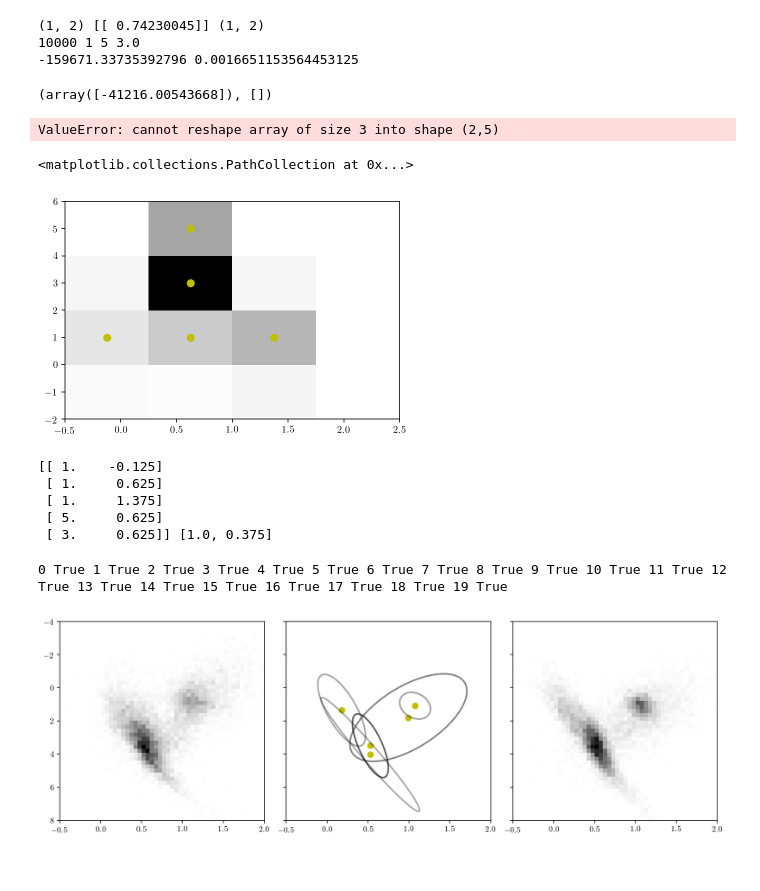
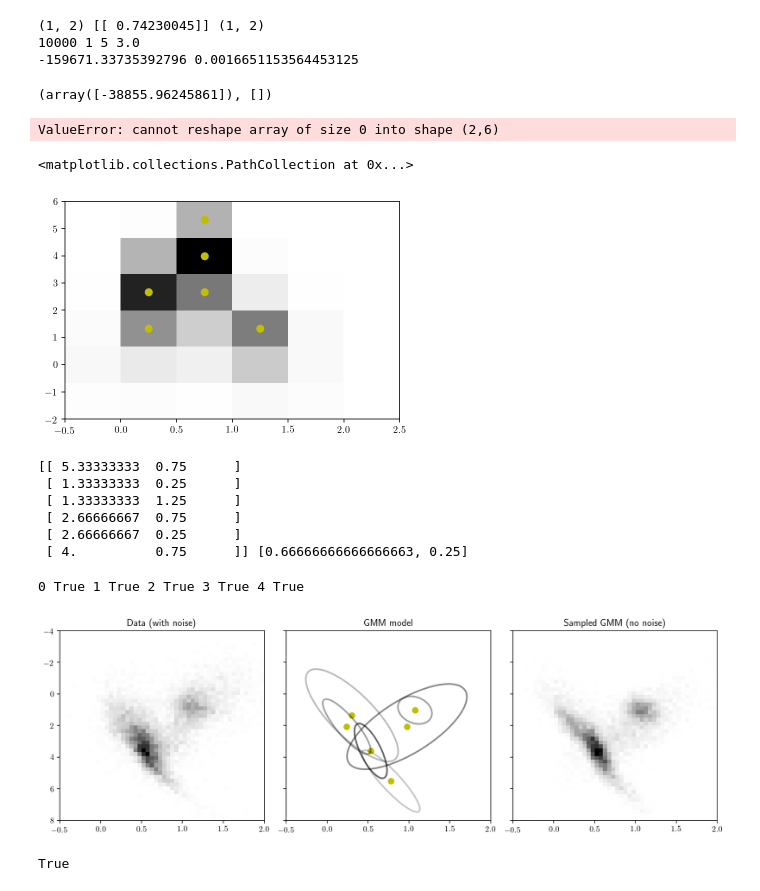
Before and after one commit to errai34/Starlight, a Jupyter notebook: notebooks/HRD GMM nested sampling with marginalized parallax.ipynb, the cells around one changed output. Cells and saved outputs as stored; diff of their text form; code cells hidden in the pictures.

```diff
--- a/notebooks/HRD GMM nested sampling with marginalized parallax.ipynb
+++ b/notebooks/HRD GMM nested sampling with marginalized parallax.ipynb
@@ -243,7 +243,7 @@ print(v1, t2-t1)
 10000 1 5 3.0
 -159671.33735392796 0.0016651153564453125
 # %%
-nbins = 5
+nbins = 6
 nmarggrid = 5
 sigma = 3.0
 ndim = nbins - 1 + 2*nbins + 2*nbins + nbins
@@ -284,44 +284,45 @@ def convert_params(params):
 cube = np.random.uniform(0, 1, size=ndim)
 mixturemodellnprob(prior(cube))
 # %% [output]
-(array([-41216.00543668]), [])
+(array([-38855.96245861]), [])
 # %%
 # Reading nested sampling outputs
 samples = np.genfromtxt('/Users/bl/Dropbox/repos/Starlight/notebooks/chains/mixturemodellnprob.txt')
 pos = np.argmin(samples[:, 1])
 binamps, binmus, binvars, binrhos = convert_params(samples[pos, 2:])
 # %% [output]
-ValueError: cannot reshape array of size 3 into shape (2,5)
+ValueError: cannot reshape array of size 0 into shape (2,6)
 # %%
 #tile space.
-mus_grid_1 = np.linspace(-2, 6, 5)
-mus_grid_2 = np.linspace(-0.5, 2.5, 5)
+mus_grid_1 = np.linspace(-2, 6, 7)
+mus_grid_2 = np.linspace(-0.5, 2.5, 7)
 mus_tiling = np.meshgrid(mus_grid_1[:-1] + (mus_grid_1[1]-mus_grid_1[0])/2.,
                         mus_grid_2[:-1] + (mus_grid_2[1]-mus_grid_2[0])/2.)
 #keep nbins with highest number of objects.
 #put binmus in them.
 hist, _, _ = np.histogram2d(obsabsmags - dustamps * dustcoefs[0],
                             obscolors - dustamps * dustcoefs[1],
                             bins=[mus_grid_1, mus_grid_2])
 plt.pcolormesh(mus_grid_2, mus_grid_1, hist, cmap="Greys")
 
 sel = np.argsort(hist.T.ravel())[-nbins:]
 #mus_tiling_flat = mus_tiling.reshape((2, -1)).T
 plt.scatter(mus_tiling[1].ravel()[sel], mus_tiling[0].ravel()[sel], c='y')
 # %% [output]
 <matplotlib.collections.PathCollection at 0x...>
-[figure, old version]
+[figure, new version]
 # %%
 centermus = np.vstack((mus_tiling[0].ravel()[sel],
                      mus_tiling[1].ravel()[sel])).T
 binwidths = [(mus_grid_1[1]-mus_grid_1[0])/2., (mus_grid_2[1]-mus_grid_2[0])/2.]
 print(centermus, binwidths)
 # %% [output]
-[[ 1.    -0.125]
- [ 1.     0.625]
- [ 1.     1.375]
- [ 5.     0.625]
- [ 3.     0.625]] [1.0, 0.375]
+[[ 5.33333333  0.75      ]
+ [ 1.33333333  0.25      ]
+ [ 1.33333333  1.25      ]
+ [ 2.66666667  0.75      ]
+ [ 2.66666667  0.25      ]
+ [ 4.          0.75      ]] [0.66666666666666663, 0.25]
 # %%
 def prior2(cube):
     theta = [0.0] * ndim
@@ -341,26 +342,26 @@ def lnprob(x):
         obscolors, obscolors_var, dustamps, dustcoefs,
         binamps, binmus, binvars, binrhos)
 
-num = 20
+num = 5
 lnprobvals = np.zeros((num, ))
 paramvals = np.zeros((num, ndim))
 paramres = np.zeros((num, ), dtype=bool)
 for i in range(num):
     print(i, end=" ")
-    x0 = np.random.uniform(0.01, 0.99, ndim)
+    x0 = np.random.uniform(0.05, 0.95, ndim)
     lnprobvals[i] = lnprob(x0)
     paramvals[i, :] = prior2(x0)
     if 1:
-        res = minimize(lnprob, x0, bounds=[[0.01, 0.99]]*ndim)
+        res = minimize(lnprob, x0, bounds=[[0.05, 0.95]]*ndim)
         paramres[i] = res.success
         print(res.success, end=" ")
         lnprobvals[i] = lnprob(res.x)
-        paramvals[i, :] = prior2(res.x)
+        paramvals[i, :] = res.x
 
 pos = np.argmin(lnprobvals)
-binamps, binmus, binvars, binrhos = convert_params(paramvals[pos, :])
+binamps, binmus, binvars, binrhos = convert_params(prior2(paramvals[pos, :]))
 # %% [output]
-0 True 1 True 2 True 3 True 4 True 5 True 6 True 7 True 8 True 9 True 10 True 11 True 12 True 13 True 14 True 15 True 16 True 17 True 18 True 19 True
+0 True 1 True 2 True 3 True 4 True
 # %%
 from matplotlib.patches import Ellipse
 
@@ -377,10 +378,6 @@ rr = [[-0.5, 2], [-4, 8]]
 nbs = np.random.multinomial(nobj, binamps)
 points = np.vstack([np.random.multivariate_normal(binmus[b, :], bincovars[:, :, b], size=nbs[b]) for b in range(nbins)])
 axs[0].hist2d(obscolors[:].ravel(), obsabsmagG[:], 50, cmap="gray_r", range=rr)
-#for i in np.random.choice(num, 100, replace=False):
-#    binamps, binmus, binvars, binrhos = convert_params(paramvals[i, :])
-#    axs[0].scatter(binmus[:, 1], binmus[:, 0], c='r')
-#axs[0].scatter(centermus[:, 1], centermus[:, 0], c='b')
 for b in range(nbins):
     axs[1].scatter(binmus[b, 1], binmus[b, 0], c='y')
     bincovar = np.matrix([[bincovars[0, 0, b], bincovars[1, 0, b]],
@@ -396,6 +393,28 @@ axs[2].hist2d(points[:, 1], points[:, 0], 50, cmap="gray_r", range=rr)
 axs[0].set_ylim(rr[1][::-1])
 axs[0].set_xlim(rr[0])
 
+axs[0].set_title('Data (with noise)')
+axs[1].set_title('GMM model')
+axs[2].set_title('Sampled GMM (no noise)')
+
 fig.tight_layout()
 # %% [output]
-[figure, old version]
+[figure, new version]
+# %%
+def lnprob(x):
+    binamps, binmus, binvars, binrhos = convert_params(prior2(x))
+    sigma = 0.01
+    nmarggrid = 1
+    return - lnprob_distbinmarg(
+        nobj, nbins, nmarggrid, sigma,
+        obsvarpis, obsvarpis_var, obsmags, obsmags_var,
+        obscolors, obscolors_var, dustamps, dustcoefs,
+        binamps, binmus, binvars, binrhos)
+
+x0 = paramvals[pos, :]
+res = minimize(lnprob, x0, bounds=[[0.05, 0.95]]*ndim)
+print(res.success)
+
+binamps2, binmus2, binvars2, binrhos2 = convert_params(prior2(res.x))
+# %% [output]
+True
```
Also changed, not shown: parts of 1 cell of this notebook.
